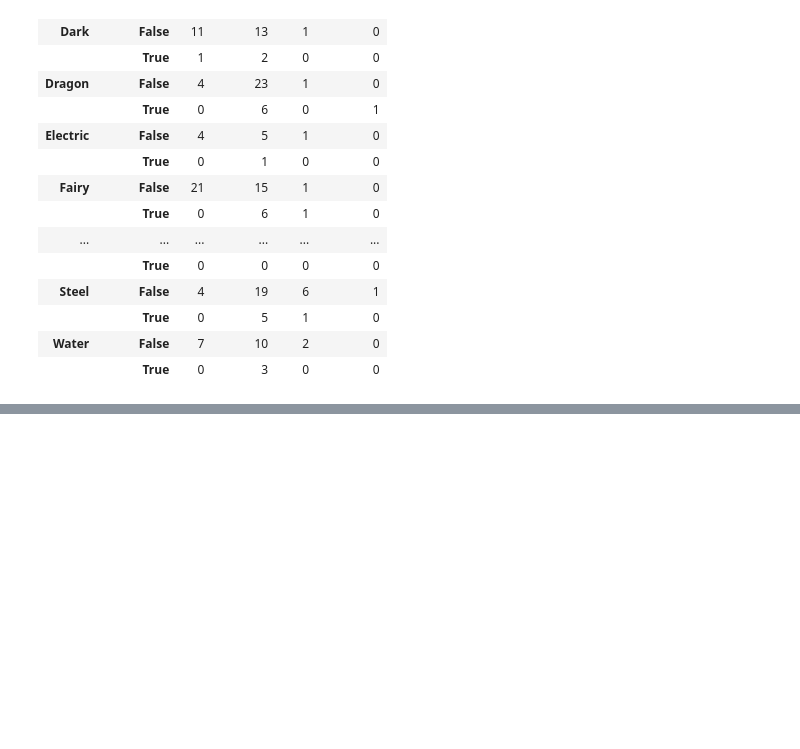
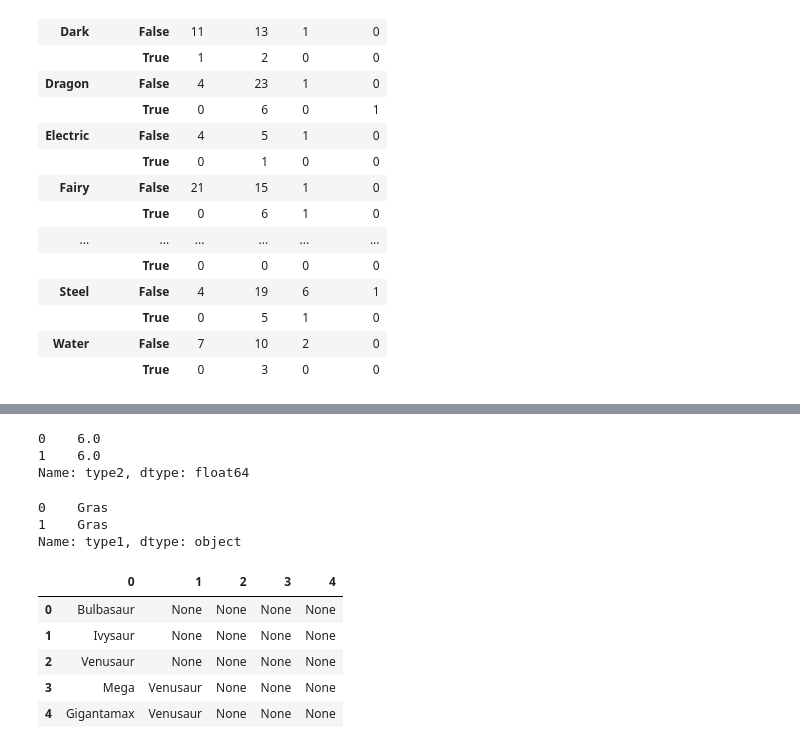
Before and after one commit to samuelgeevarughese/data-prep, a Jupyter notebook: data_prep.ipynb, the cells around one changed output, grey strips where cells are left out. Cells and saved outputs as stored; diff of their text form; code cells hidden in the pictures; blank space fills up the shorter version.

```diff
--- a/data_prep.ipynb
+++ b/data_prep.ipynb
@@ -214,0 +234,24 @@ df.pivot_table(values= "number", index= ["type2", "legendary"], columns = "binne
+# %%
+#length of string
+df['type2'].str.len().head(2)
+# %% [output]
+0    6.0
+1    6.0
+Name: type2, dtype: float64
+# %%
+#extract substring
+df['type1'].str[:4].head(2)
+# %% [output]
+0    Gras
+1    Gras
+Name: type1, dtype: object
+# %%
+#split string
+df['name'].str.split(' ', expand = True).head()
+# %% [output]
+|  | 0 | 1 | 2 | 3 | 4 |
+| 0 | Bulbasaur | None | None | None | None |
+| 1 | Ivysaur | None | None | None | None |
+| 2 | Venusaur | None | None | None | None |
+| 3 | Mega | Venusaur | None | None | None |
+| 4 | Gigantamax | Venusaur | None | None | None |
```
Also changed, not shown: parts of 7 cells of this notebook.
